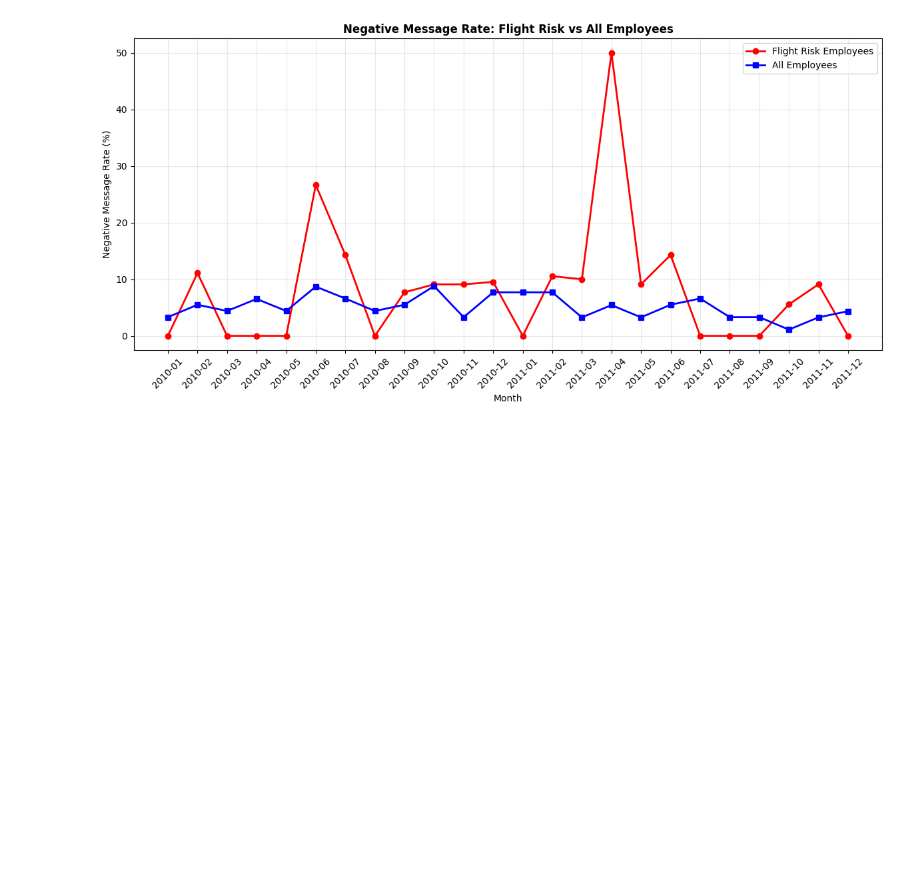
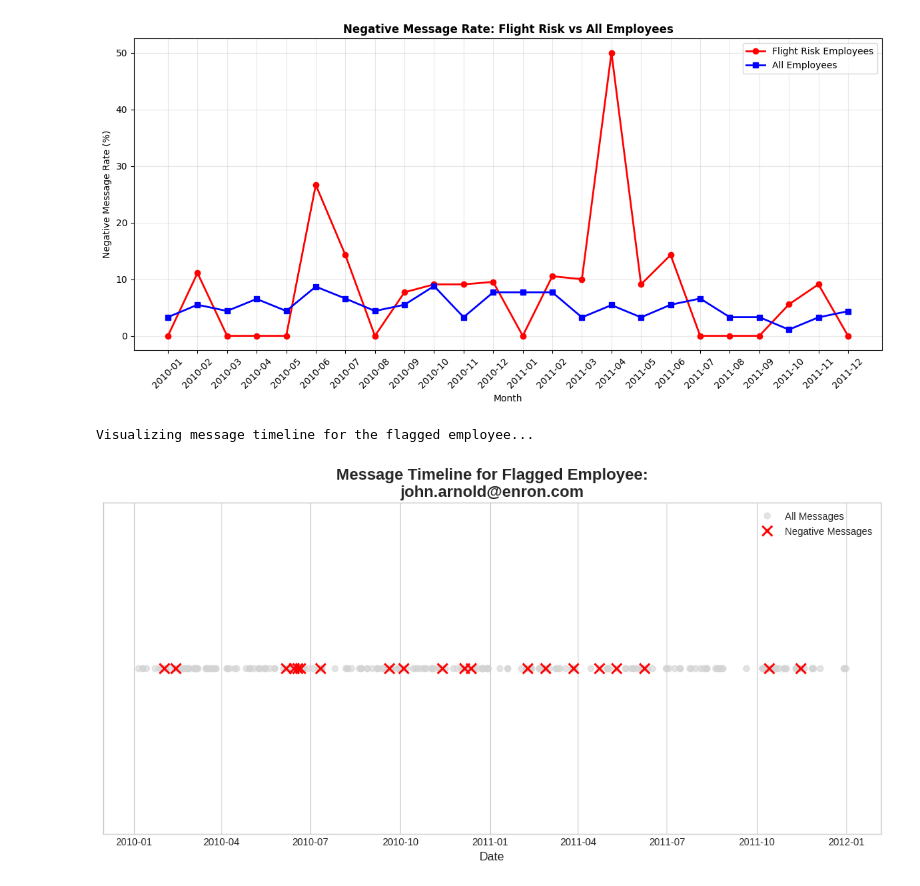
Before and after one commit to Sinjan-Debnath/employee-sentiment-analysis, a Jupyter notebook: employee_sentiment_analysis.ipynb, the cells around one changed output. Drawn from its saved outputs; the diff is of its cells as text; code cells hidden in the pictures; blank space fills up the shorter version.

```diff
--- a/employee_sentiment_analysis.ipynb
+++ b/employee_sentiment_analysis.ipynb
@@ -674,14 +370,13 @@ def check_flight_risk(employee_data):
         return False
 
     employee_data = employee_data.sort_values('date_parsed')
-    # Convert to pandas Series for correct datetime operations
-    dates = pd.Series(employee_data['date_parsed'].values)
+    dates = employee_data['date_parsed'].values
     is_negative = employee_data['is_negative'].values
 
     for i in range(len(dates)):
         current_date = dates[i]
         # Find messages within 30 days from current_date
-        mask = (dates >= current_date) & (dates <= current_date + timedelta(days=30))
+        mask = (dates >= current_date) & (dates <= current_date + pd.Timedelta(days=30))
         negative_count = is_negative[mask].sum()
 
         if negative_count >= 4:
@@ -757,6 +452,37 @@ Total messages from flight risk employees: 256
 Negative messages from flight risk employees: 20
 Percentage of negative messages: 7.8%
 [figure]
+# %%
+#@title Section 7.5: Flight Risk Visualization
+
+# --- Plotting Function Definition ---
+def plot_flight_risk_timeline(df, employee_email, save_path=None):
+    flagged_employee_data = df[df[employee_col] == employee_email].sort_values('date_parsed')
+    negative_messages = flagged_employee_data[flagged_employee_data['sentiment'] == 'Negative']
+
+    plt.figure(figsize=(14, 6))
+    plt.style.use('seaborn-v0_8-whitegrid')
+    plt.plot(flagged_employee_data['date_parsed'], [0] * len(flagged_employee_data), 'o',
+             color='lightgray', alpha=0.6, label='All Messages')
+    plt.plot(negative_messages['date_parsed'], [0] * len(negative_messages), 'x',
+             color='red', markersize=10, mew=2, label='Negative Messages')
+    plt.yticks([])
+    plt.title(f'Message Timeline for Flagged Employee:\n{employee_email}', fontsize=16, fontweight='bold')
+    plt.xlabel('Date', fontsize=12)
+    plt.legend()
+    plt.ylim(-0.1, 0.1)
+    if save_path: plt.savefig(save_path, dpi=300, bbox_inches='tight')
+    plt.show()
+
+# --- Function Call to Display Plot (if risks were found) ---
+if flight_risk_employees:
+    print(f"Visualizing message timeline for the flagged employee...")
+    plot_flight_risk_timeline(df_final, flight_risk_employees[0])
+else:
+    print("No flight risk timeline to display.")
+# %% [output]
+Visualizing message timeline for the flagged employee...
+[figure, added]
 # %%
 #@title Section 8: Predictive Modeling
 print("=" * 60)
```
Also changed, not shown: parts of 15 cells of this notebook.
